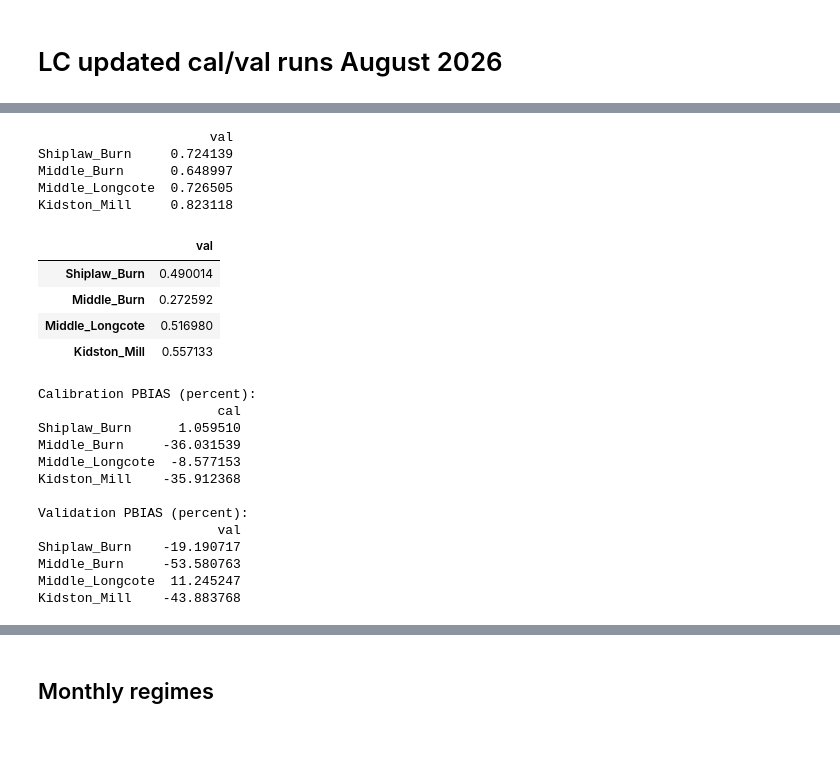
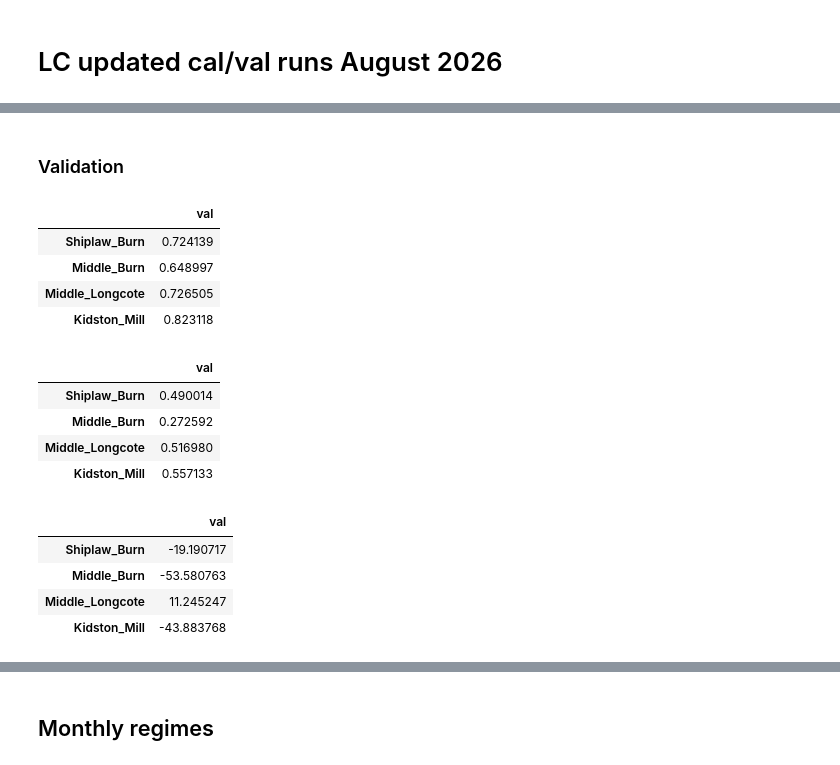
Before and after one commit to teganwilliams/Modelling-hydrological-impacts-of-LULC-change, a Jupyter notebook: Code/Calval.ipynb, the cells around one changed output, grey strips where cells are left out. Cells and saved outputs as stored; diff of their text form; code cells hidden in the pictures; blank space fills up the shorter version.

```diff
--- a/Code/Calval.ipynb
+++ b/Code/Calval.ipynb
@@ -180,24 +161,26 @@ nse_df
+# %% [markdown]
+### Validation
 # %%
-# Validation stats
+# r coefficient
 gauges = ["Shiplaw_Burn", "Middle_Burn", "Middle_Longcote", "Kidston_Mill"]
 scenarios = ["val"]
 
 r_tableval = {}
 
 for g in gauges:
     r_tableval[g] = {}
     for s in scenarios:
         mod_col = f"{g}_{s}"
         obs_col = f"{g}_obs"
         r_tableval[g][s] = merged_val[mod_col].corr(merged_val[obs_col])
 
 # Convert to DataFrame
 r_dfval = pd.DataFrame(r_tableval).T
-print(r_dfval)
+r_dfval
 # %% [output]
-                      val
-Shiplaw_Burn     0.724139
-Middle_Burn      0.648997
-Middle_Longcote  0.726505
-Kidston_Mill     0.823118
+|  | val |
+| Shiplaw_Burn | 0.724139 |
+| Middle_Burn | 0.648997 |
+| Middle_Longcote | 0.726505 |
+| Kidston_Mill | 0.823118 |
 # %%
@@ -226,25 +203,7 @@ nse_dfval
 | Middle_Longcote | 0.516980 |
 | Kidston_Mill | 0.557133 |
 # %%
-# PBIAS stats
-
-def pbias(sim, obs):
-    sim = np.array(sim)
-    obs = np.array(obs)
-    # PBIAS = 100 * sum(sim - obs) / sum(obs)
-    return 100.0 * np.sum(sim - obs) / np.sum(obs)
-
-# Calibration PBIAS
-pbias_tablecal = {}
-for g in gauges:
-    pbias_tablecal[g] = {}
-    mod_col = f"{g}_cal"
-    obs_col = f"{g}_obs"
-    pbias_tablecal[g]["cal"] = pbias(merged_cal[mod_col], merged_cal[obs_col])
-
-pbias_df = pd.DataFrame(pbias_tablecal).T
-
-# Validation PBIAS
+# PBIAS
 pbias_tableval = {}
 for g in gauges:
     pbias_tableval[g] = {}
@@ -253,22 +212,10 @@ for g in gauges:
     pbias_tableval[g]["val"] = pbias(merged_val[mod_col], merged_val[obs_col])
 
 pbias_dfval = pd.DataFrame(pbias_tableval).T
-
-print('Calibration PBIAS (percent):')
-print(pbias_df)
-print('\nValidation PBIAS (percent):')
-print(pbias_dfval)
+pbias_dfval
 # %% [output]
-Calibration PBIAS (percent):
-                       cal
-Shiplaw_Burn      1.059510
-Middle_Burn     -36.031539
-Middle_Longcote  -8.577153
-Kidston_Mill    -35.912368
-
-Validation PBIAS (percent):
-                       val
-Shiplaw_Burn    -19.190717
-Middle_Burn     -53.580763
-Middle_Longcote  11.245247
-Kidston_Mill    -43.883768
+|  | val |
+| Shiplaw_Burn | -19.190717 |
+| Middle_Burn | -53.580763 |
+| Middle_Longcote | 11.245247 |
+| Kidston_Mill | -43.883768 |
```
Also changed, not shown: parts of 24 cells of this notebook.
